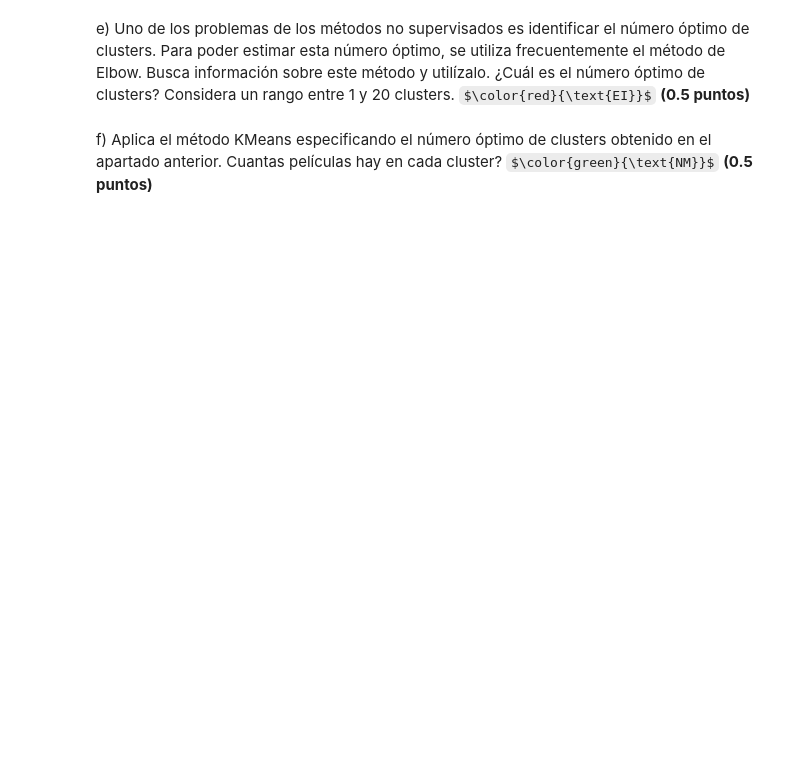
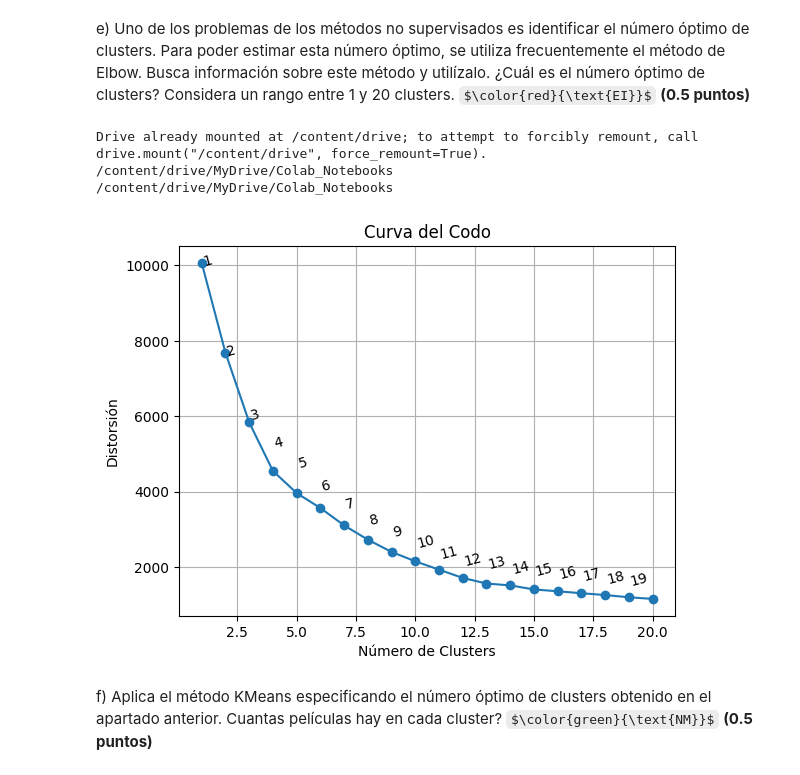
Before and after one commit to bvillenap7/Fundamentos_Data_Science_UOC_PEC7, a Jupyter notebook: prog_datasci_7_analisis_entrega.ipynb, the cells around one changed output. Cells and saved outputs as stored; diff of their text form; code cells hidden in the pictures; some formulas as TeX source; blank space fills up the shorter version.

```diff
--- a/prog_datasci_7_analisis_entrega.ipynb
+++ b/prog_datasci_7_analisis_entrega.ipynb
@@ -134,2 +1716,73 @@ e) Uno de los problemas de los métodos no supervisados es identificar el númer
+# %%
+# Respuesta
+#Fuentes consultadas: platzi.com + analyticslane.com
+
+# Reutilizamos código anterior
+from google.colab import drive
+drive.mount('/content/drive')
+%cd /content/drive/MyDrive/Colab_Notebooks
+!pwd
+
+import pandas as pd
+import numpy as np
+data_movies_2 = pd.read_csv("prog_datasci_7/data/data_movies_2_BVP")
+
+def any_is_null(x):
+    return sum(pd.isnull(x))
+
+fila_nan = data_movies_2[data_movies_2.isnull().any(1)]
+data_movies_2 = data_movies_2.dropna(how='any')
+
+data_movies_2 = pd.get_dummies(data_movies_2, columns=['main_genre'],
+                               dummy_na = False)
+
+from sklearn.preprocessing import MinMaxScaler
+scaler = MinMaxScaler()
+data2_scaled = scaler.fit_transform(data_movies_2)
+data2_scaled = pd.DataFrame(data2_scaled)
+
+#Importamos KMeans y matplotlib
+from sklearn.cluster import KMeans
+import matplotlib.pyplot as plt
+
+#El método Elbow o "codo"  nos ayuda a elegir el número optimo de clústers.
+#Partimos del cálculo de la distorsión promedio de cada clúster,
+#esto es la distancia de cada elemento con su centroide correspondiente.
+
+#Creamos función elbow() para calcular la distorsión promedio de cada clúster e
+#imprimir los resultados para encontrar el 'codo' en la gráfica que nos indique
+#el número adecuado de clusters a utilizar.
+
+def elbow(data, max_clusters):
+    distorsion = []
+
+    for i in range(1, max_clusters + 1):
+        kmeans = KMeans(n_clusters = i)
+        kmeans.fit(data)
+        distorsion.append(kmeans.inertia_)
+
+    plt.plot(range(1, max_clusters + 1), distorsion, '-o')
+
+    def valor(max_clusters,y):
+        for e in range(0, max_clusters):
+            plt.annotate(e,(e,y[e]*1.3),rotation=15)
+
+    plt.grid()
+    plt.xlabel('Número de Clusters')
+    plt.ylabel('Distorsión')
+    plt.title('Curva del Codo')
+    valor(max_clusters, distorsion)
+    plt.show()
+
+elbow(data2_scaled, 20)
+
+#Usando el método elbow() podemos observar en el gráfico que el codo se forma
+#en el número 4, por lo que deducimos que el número óptimo de clúster en un
+# rango de 1-20 es de 4.
+# %% [output]
+Drive already mounted at /content/drive; to attempt to forcibly remount, call drive.mount("/content/drive", force_remount=True).
+/content/drive/MyDrive/Colab_Notebooks
+/content/drive/MyDrive/Colab_Notebooks
+[figure, added]
 # %% [markdown]
 f) Aplica el método KMeans especificando el número óptimo de clusters obtenido en el apartado anterior. Cuantas películas hay en cada cluster? $\color{green}{\text{NM}}$ **(0.5 puntos)**
```
Also changed, not shown: parts of 52 cells of this notebook, 4 other files.
